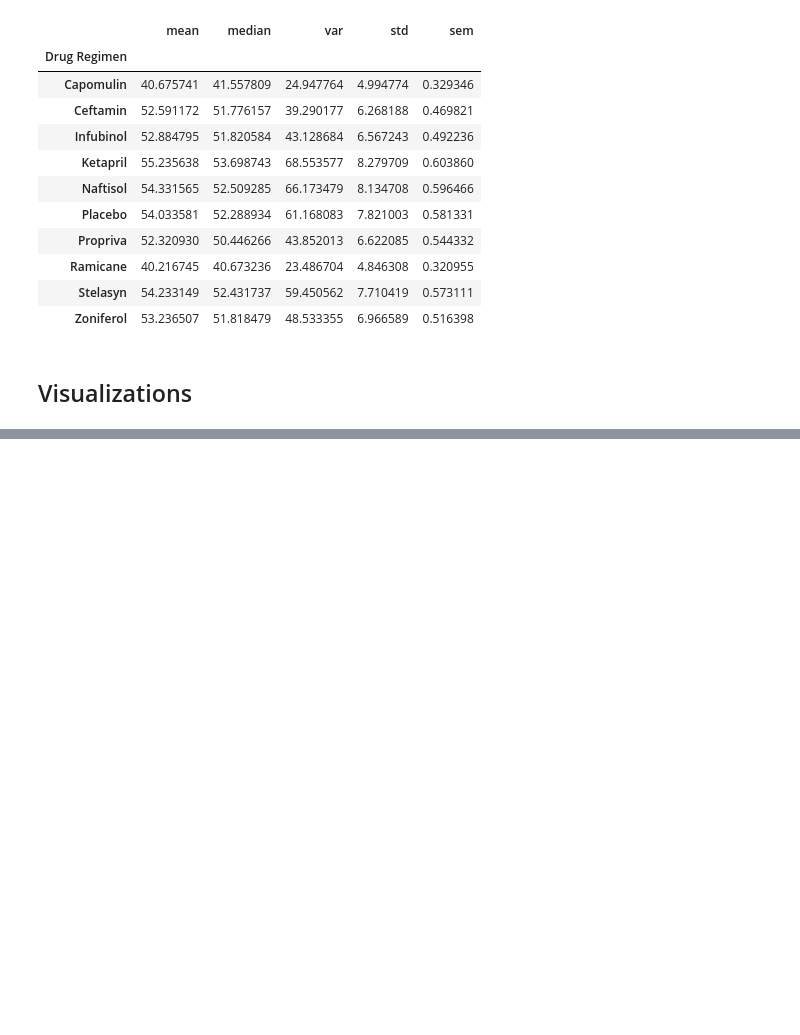
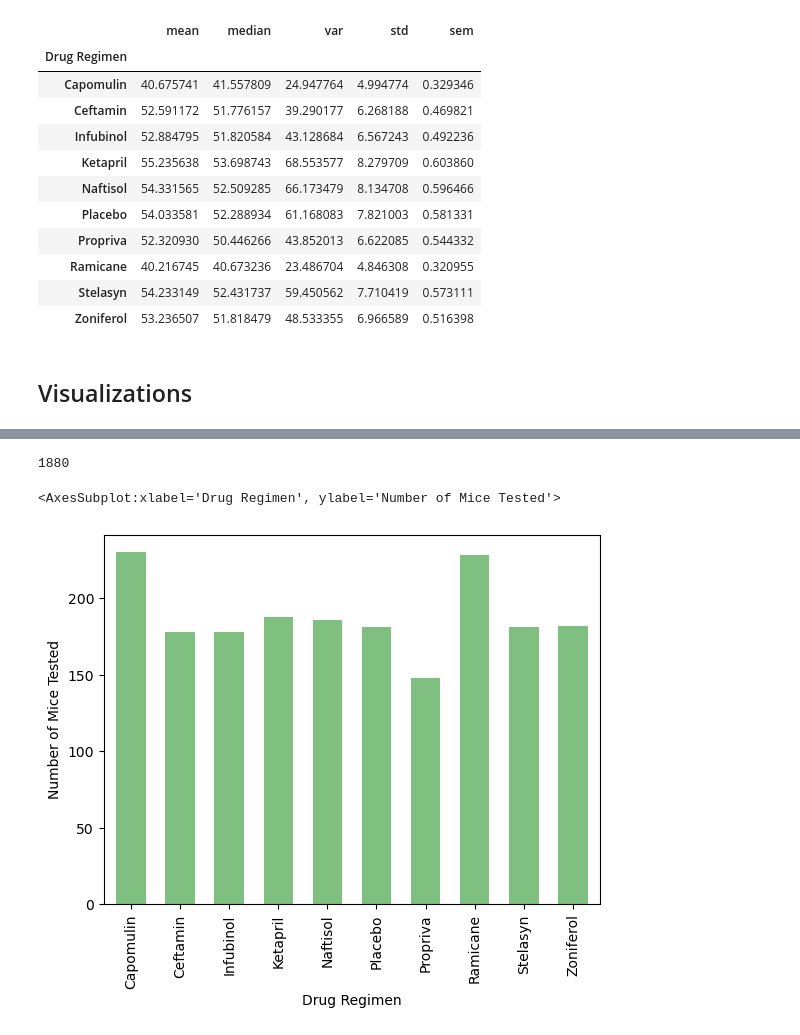
Before and after one commit to rbw9891/matplotlib_challenge, a Jupyter notebook: pymaceuticals_inc.ipynb, the cells around one changed output, grey strips where cells are left out. Cells and saved outputs as stored; diff of their text form; code cells hidden in the pictures; blank space fills up the shorter version.

Commit message:
rough draft through bar and pie charts

```diff
--- a/pymaceuticals_inc.ipynb
+++ b/pymaceuticals_inc.ipynb
@@ -178,3 +179,7 @@ tumor_stats_agg
     # show the total number of time points for all mice tested for each drug regimen
     # drug x axis, tot time pts y axis
     # pandas method
+# %%
+
+drug_index_df = cleaned_df.set_index("Drug Regimen")
+drug_index_df
@@ -180,0 +201,11 @@ tumor_stats_agg
+# %%
+drug_index_df["Timepoint"].count()
+# %% [output]
+1880
+# %%
+bar_pandas = cleaned_df.groupby("Drug Regimen").count()["Timepoint"].plot(kind="bar", width=0.6, ylabel="Number of Mice Tested",
+                                                                         alpha=0.5, color="green", sort_columns=True)
+bar_pandas
+# %% [output]
+<AxesSubplot:xlabel='Drug Regimen', ylabel='Number of Mice Tested'>
+[figure, added]
```
Also changed, not shown: parts of 6 cells of this notebook.
